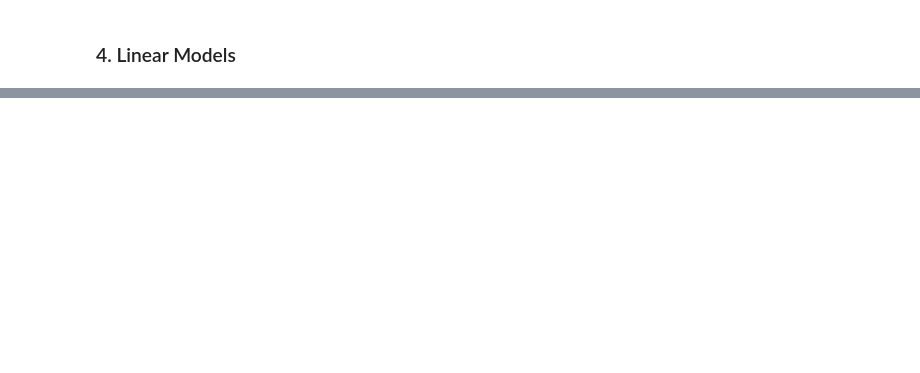
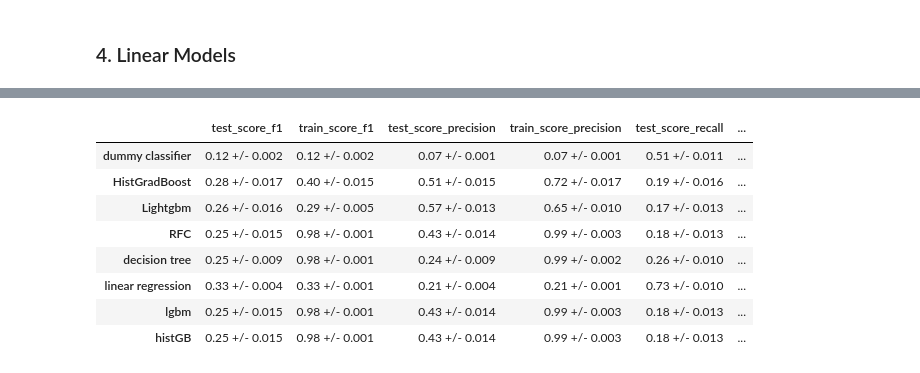
Before and after one commit to nb488/Credit-Risk-Prediction-Project, a Jupyter notebook: main.ipynb, the cells around one changed output, grey strips where cells are left out. Saved outputs shown, nothing was run; the diff lists cells and outputs as text; code cells hidden in the pictures; blank space fills up the shorter version.

Commit message:
added decision tree baseline + ensembles

```diff
--- a/main.ipynb
+++ b/main.ipynb
@@ -610,2 +488,0 @@ lgbm_search = RandomizedSearchCV(
-# %%
-xgb_search.fit(X_train, y_train)
@@ -615,2 +488,0 @@ KeyboardInterrupt:
-# %%
-lgbm_search.fit(X_train, y_train)
@@ -650,3 +488,0 @@ Training accuracy: 0.9412104598349862
-# %%
-scores[f"Lightgbm"] = cross_validate_mean_std(lgbm_best, X_train, y_train)
-pd.DataFrame(scores).T
@@ -674,0 +489,11 @@ And if memory is not enough, you can set `force_col_wise=true`.
+# %%
+from sklearn.ensemble import RandomForestClassifier
+
+pipe_rf = make_pipeline(preprocessor, RandomForestClassifier(
+    n_jobs = -1,
+    random_state = 123,
+    n_estimators=100
+))
+
+scores["RFC"] = cross_validate_mean_std(pipe_rf, X_train, y_train)
+pd.DataFrame(scores).T
@@ -674,0 +506,23 @@ And if memory is not enough, you can set `force_col_wise=true`.
+# %%
+pipe_lgbm = make_pipeline(preprocessor, LGBMClassifier(
+    random_state=123,
+    verbose=-1
+))
+
+pipe_histGB = make_pipeline(preprocessor, HistGradientBoostingClassifier(
+    random_state=123
+))
+
+scores["lgbm"] = cross_validate_mean_std(pipe_rf, X_train, y_train)
+scores["histGB"] = cross_validate_mean_std(pipe_rf, X_train, y_train)
+pd.DataFrame(scores).T
+# %% [output]
+|  | test_score_f1 | train_score_f1 | test_score_precision | train_score_precision | test_score_recall | ... |
+| dummy classifier | 0.12 +/- 0.002 | 0.12 +/- 0.002 | 0.07 +/- 0.001 | 0.07 +/- 0.001 | 0.51 +/- 0.011 | ... |
+| HistGradBoost | 0.28 +/- 0.017 | 0.40 +/- 0.015 | 0.51 +/- 0.015 | 0.72 +/- 0.017 | 0.19 +/- 0.016 | ... |
+| Lightgbm | 0.26 +/- 0.016 | 0.29 +/- 0.005 | 0.57 +/- 0.013 | 0.65 +/- 0.010 | 0.17 +/- 0.013 | ... |
+| RFC | 0.25 +/- 0.015 | 0.98 +/- 0.001 | 0.43 +/- 0.014 | 0.99 +/- 0.003 | 0.18 +/- 0.013 | ... |
+| decision tree | 0.25 +/- 0.009 | 0.98 +/- 0.001 | 0.24 +/- 0.009 | 0.99 +/- 0.002 | 0.26 +/- 0.010 | ... |
+| linear regression | 0.33 +/- 0.004 | 0.33 +/- 0.001 | 0.21 +/- 0.004 | 0.21 +/- 0.001 | 0.73 +/- 0.010 | ... |
+| lgbm | 0.25 +/- 0.015 | 0.98 +/- 0.001 | 0.43 +/- 0.014 | 0.99 +/- 0.003 | 0.18 +/- 0.013 | ... |
+| histGB | 0.25 +/- 0.015 | 0.98 +/- 0.001 | 0.43 +/- 0.014 | 0.99 +/- 0.003 | 0.18 +/- 0.013 | ... |
```
Also changed, not shown: parts of 27 cells of this notebook.
